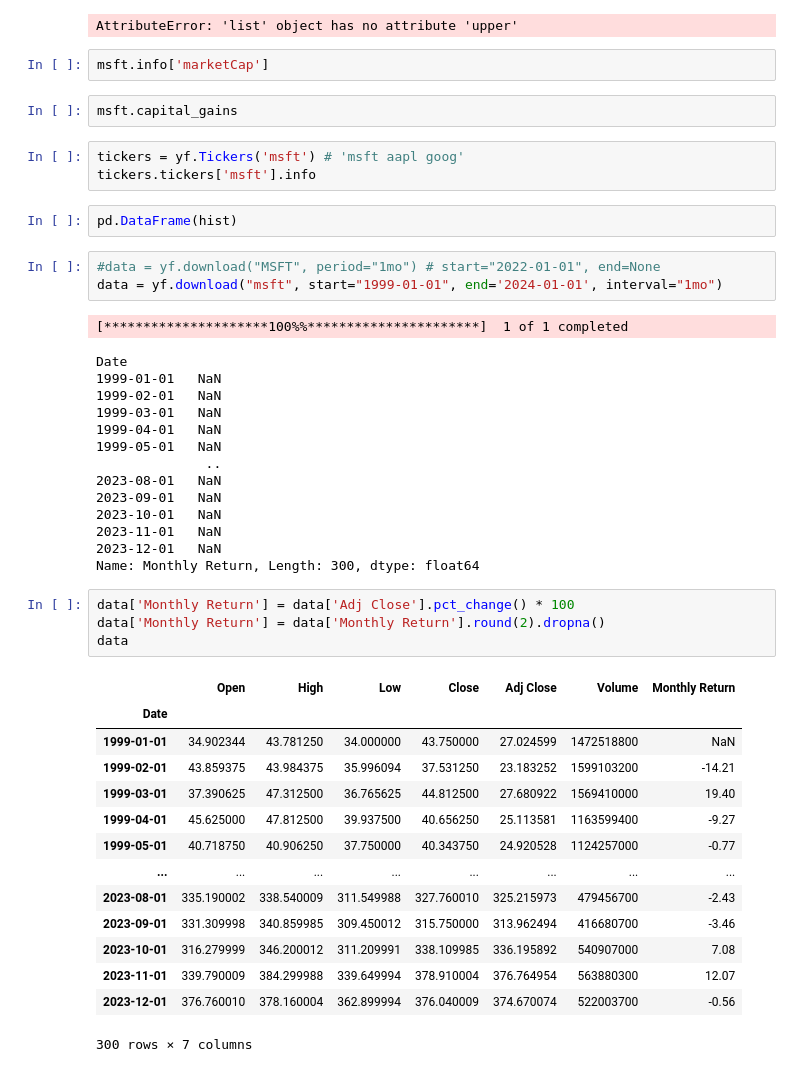
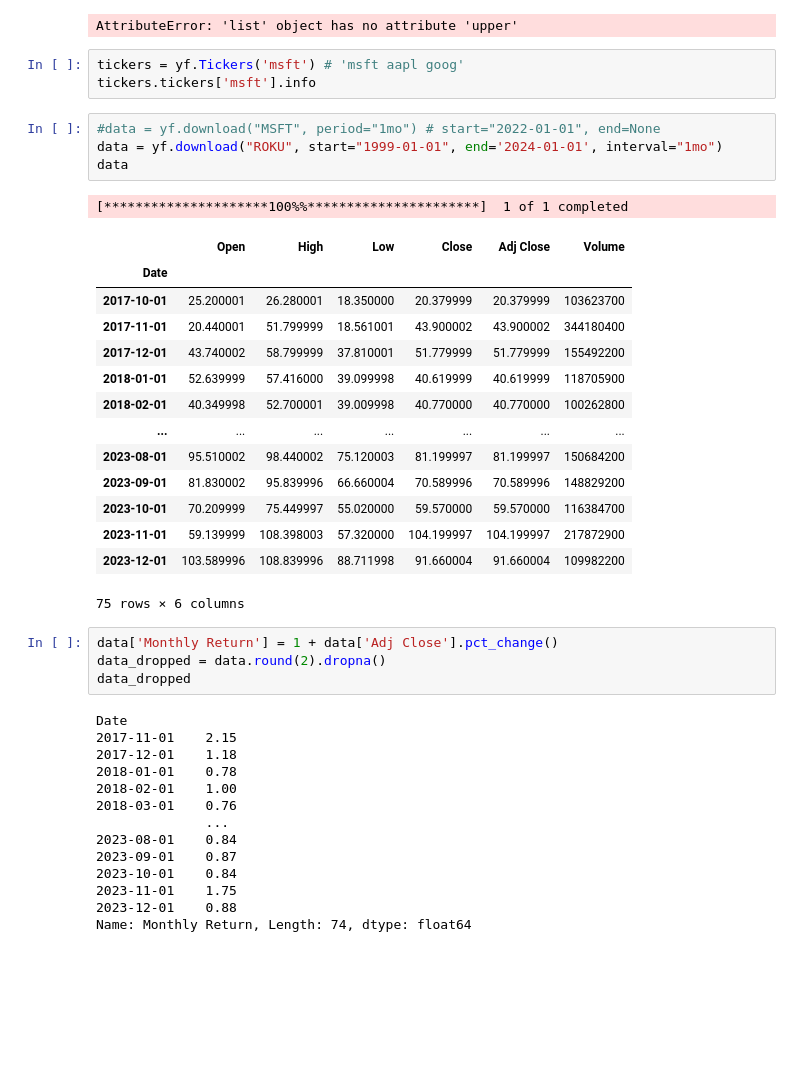
Before and after one commit to Herb-sh/sustainability_portfolio_optimisation, a Jupyter notebook: notebooks/test.ipynb, the cells around one changed output. Drawn from its saved outputs; the diff is of its cells as text; blank space fills up the shorter version.

```diff
--- a/notebooks/test.ipynb
+++ b/notebooks/test.ipynb
@@ -36,49 +38,44 @@ for symbol, market_cap in market_caps.items():
     print(f"{symbol}: {market_cap}")
 # %% [output]
 AttributeError: 'list' object has no attribute 'upper'
-# %%
-msft.info['marketCap']
-# %%
-msft.capital_gains
 # %%
 tickers = yf.Tickers('msft') # 'msft aapl goog'
 tickers.tickers['msft'].info
-# %%
-pd.DataFrame(hist)
 # %%
 #data = yf.download("MSFT", period="1mo") # start="2022-01-01", end=None
-data = yf.download("msft", start="1999-01-01", end='2024-01-01', interval="1mo")
+data = yf.download("ROKU", start="1999-01-01", end='2024-01-01', interval="1mo")
+data
 # %% [output]
 [*********************100%%**********************]  1 of 1 completed
+|  | Open | High | Low | Close | Adj Close | Volume |
+| Date |  |  |  |  |  |  |
+| 2017-10-01 | 25.200001 | 26.280001 | 18.350000 | 20.379999 | 20.379999 | 103623700 |
+| 2017-11-01 | 20.440001 | 51.799999 | 18.561001 | 43.900002 | 43.900002 | 344180400 |
+| 2017-12-01 | 43.740002 | 58.799999 | 37.810001 | 51.779999 | 51.779999 | 155492200 |
+| 2018-01-01 | 52.639999 | 57.416000 | 39.099998 | 40.619999 | 40.619999 | 118705900 |
+| 2018-02-01 | 40.349998 | 52.700001 | 39.009998 | 40.770000 | 40.770000 | 100262800 |
+| ... | ... | ... | ... | ... | ... | ... |
+| 2023-08-01 | 95.510002 | 98.440002 | 75.120003 | 81.199997 | 81.199997 | 150684200 |
+| 2023-09-01 | 81.830002 | 95.839996 | 66.660004 | 70.589996 | 70.589996 | 148829200 |
+| 2023-10-01 | 70.209999 | 75.449997 | 55.020000 | 59.570000 | 59.570000 | 116384700 |
+| 2023-11-01 | 59.139999 | 108.398003 | 57.320000 | 104.199997 | 104.199997 | 217872900 |
+| 2023-12-01 | 103.589996 | 108.839996 | 88.711998 | 91.660004 | 91.660004 | 109982200 |
-Date
-1999-01-01   NaN
-1999-02-01   NaN
-1999-03-01   NaN
-1999-04-01   NaN
-1999-05-01   NaN
-              ..
-2023-08-01   NaN
-2023-09-01   NaN
-2023-10-01   NaN
-2023-11-01   NaN
-2023-12-01   NaN
-Name: Monthly Return, Length: 300, dtype: float64
+75 rows × 6 columns
 # %%
-data['Monthly Return'] = data['Adj Close'].pct_change() * 100
-data['Monthly Return'] = data['Monthly Return'].round(2).dropna()
-data
+data['Monthly Return'] = 1 + data['Adj Close'].pct_change()
+data_dropped = data.round(2).dropna()
+data_dropped
 # %% [output]
-|  | Open | High | Low | Close | Adj Close | Volume | Monthly Return |
-| Date |  |  |  |  |  |  |  |
-| 1999-01-01 | 34.902344 | 43.781250 | 34.000000 | 43.750000 | 27.024599 | 1472518800 | NaN |
-| 1999-02-01 | 43.859375 | 43.984375 | 35.996094 | 37.531250 | 23.183252 | 1599103200 | -14.21 |
-| 1999-03-01 | 37.390625 | 47.312500 | 36.765625 | 44.812500 | 27.680922 | 1569410000 | 19.40 |
-| 1999-04-01 | 45.625000 | 47.812500 | 39.937500 | 40.656250 | 25.113581 | 1163599400 | -9.27 |
-| 1999-05-01 | 40.718750 | 40.906250 | 37.750000 | 40.343750 | 24.920528 | 1124257000 | -0.77 |
-| ... | ... | ... | ... | ... | ... | ... | ... |
-| 2023-08-01 | 335.190002 | 338.540009 | 311.549988 | 327.760010 | 325.215973 | 479456700 | -2.43 |
-| 2023-09-01 | 331.309998 | 340.859985 | 309.450012 | 315.750000 | 313.962494 | 416680700 | -3.46 |
-| 2023-10-01 | 316.279999 | 346.200012 | 311.209991 | 338.109985 | 336.195892 | 540907000 | 7.08 |
-| 2023-11-01 | 339.790009 | 384.299988 | 339.649994 | 378.910004 | 376.764954 | 563880300 | 12.07 |
-| 2023-12-01 | 376.760010 | 378.160004 | 362.899994 | 376.040009 | 374.670074 | 522003700 | -0.56 |
-300 rows × 7 columns
+Date
+2017-11-01    2.15
+2017-12-01    1.18
+2018-01-01    0.78
+2018-02-01    1.00
+2018-03-01    0.76
+              ...
+2023-08-01    0.84
+2023-09-01    0.87
+2023-10-01    0.84
+2023-11-01    1.75
+2023-12-01    0.88
+Name: Monthly Return, Length: 74, dtype: float64
```
Also changed, not shown: parts of 9 cells of this notebook, 6 other files.
